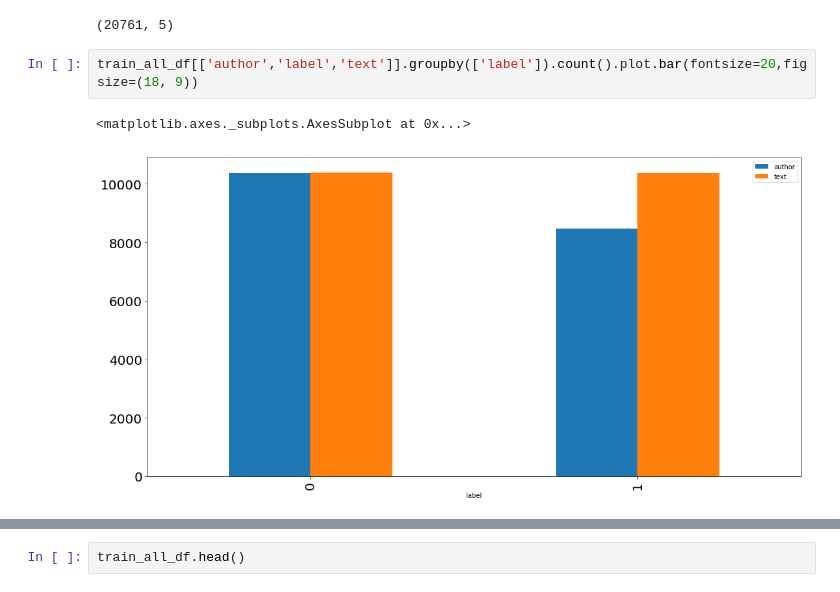
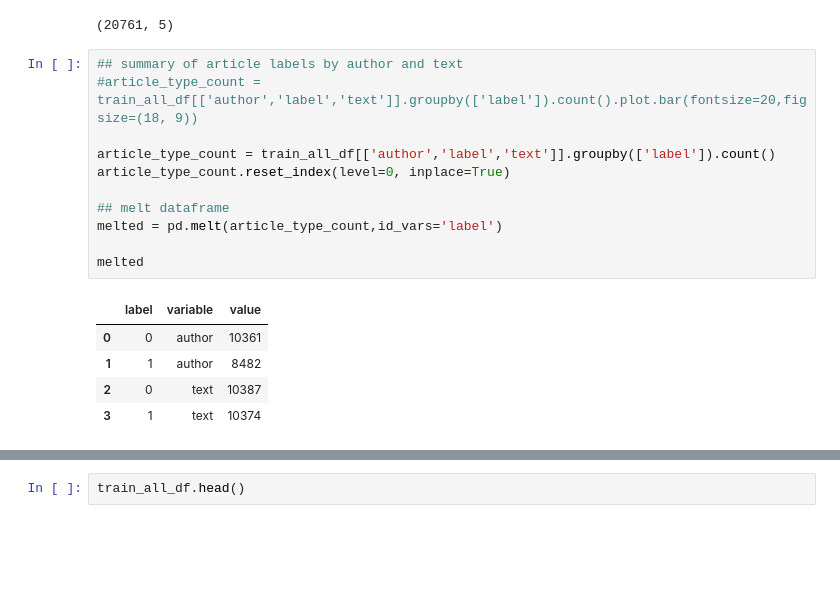
Before and after one commit to gtg269c/mlnd_capstone_fakenews1, a Jupyter notebook: FakeNews_set1_clean_token_embed_LSTM_2.ipynb, the cells around one changed output, grey strips where cells are left out. Drawn from its saved outputs; the diff is of its cells as text; blank space fills up the shorter version.

```diff
--- a/FakeNews_set1_clean_token_embed_LSTM_2.ipynb
+++ b/FakeNews_set1_clean_token_embed_LSTM_2.ipynb
@@ -105,8 +107,20 @@ train_all_df['text'].isnull().sum()
 print(train_all_df.shape)
 # %% [output]
 (20761, 5)
-# %%
-train_all_df[['author','label','text']].groupby(['label']).count().plot.bar(fontsize=20,figsize=(18, 9))
-# %% [output]
-<matplotlib.axes._subplots.AxesSubplot at 0x...>
-[figure, removed]
+# %%
+## summary of article labels by author and text
+#article_type_count = train_all_df[['author','label','text']].groupby(['label']).count().plot.bar(fontsize=20,figsize=(18, 9))
+
+article_type_count = train_all_df[['author','label','text']].groupby(['label']).count()
+article_type_count.reset_index(level=0, inplace=True)
+
+## melt dataframe
+melted = pd.melt(article_type_count,id_vars='label')
+
+melted
+# %% [output]
+|  | label | variable | value |
+| 0 | 0 | author | 10361 |
+| 1 | 1 | author | 8482 |
+| 2 | 0 | text | 10387 |
+| 3 | 1 | text | 10374 |
```
Also changed, not shown: parts of 5 cells of this notebook, 1 other file.
